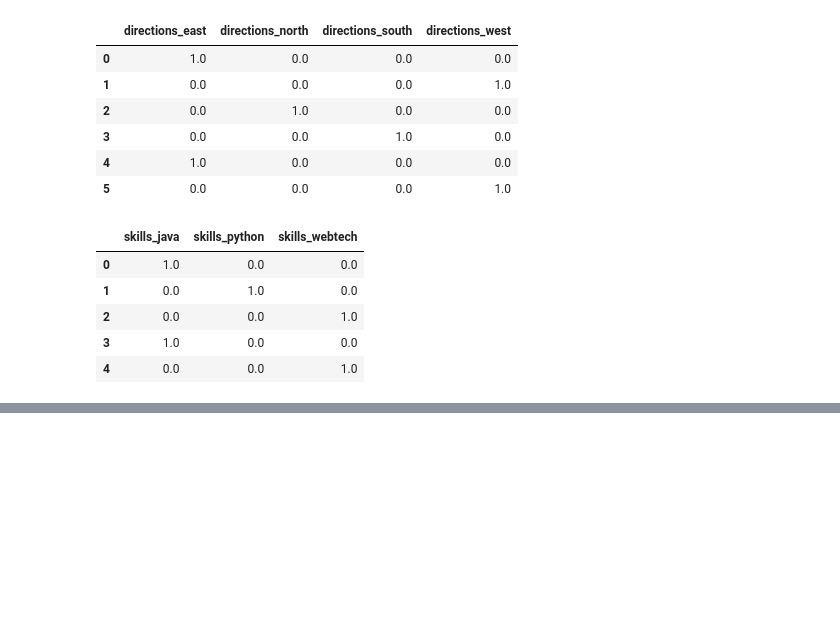
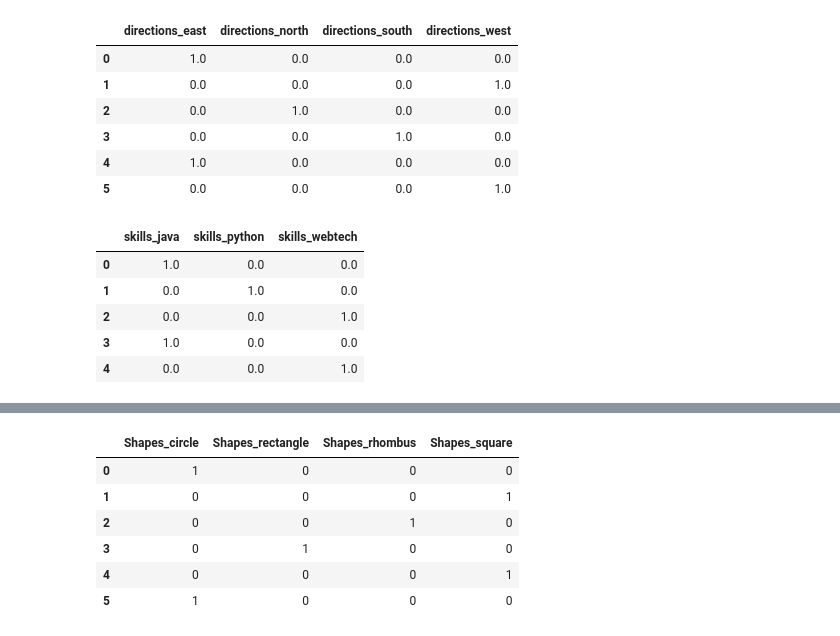
Before and after one commit to hipparagiaishwarya2130-lang/datascience, a Jupyter notebook: Encoding.ipynb, the cells around one changed output, grey strips where cells are left out. Saved outputs shown, nothing was run; the diff lists cells and outputs as text; code cells hidden in the pictures; blank space fills up the shorter version.

```diff
--- a/Encoding.ipynb
+++ b/Encoding.ipynb
@@ -159,0 +187,13 @@ df4
+# %%
+import pandas as pd
+df2=pd.DataFrame({'Shapes':['circle','square','rhombus','rectangle','square','circle']})
+df2_encoded=pd.get_dummies(df2,columns=['Shapes'],dtype=int)
+df2_encoded
+# %% [output]
+|  | Shapes_circle | Shapes_rectangle | Shapes_rhombus | Shapes_square |
+| 0 | 1 | 0 | 0 | 0 |
+| 1 | 0 | 0 | 0 | 1 |
+| 2 | 0 | 0 | 1 | 0 |
+| 3 | 0 | 1 | 0 | 0 |
+| 4 | 0 | 0 | 0 | 1 |
+| 5 | 1 | 0 | 0 | 0 |
```
Also changed, not shown: parts of 2 cells of this notebook.
